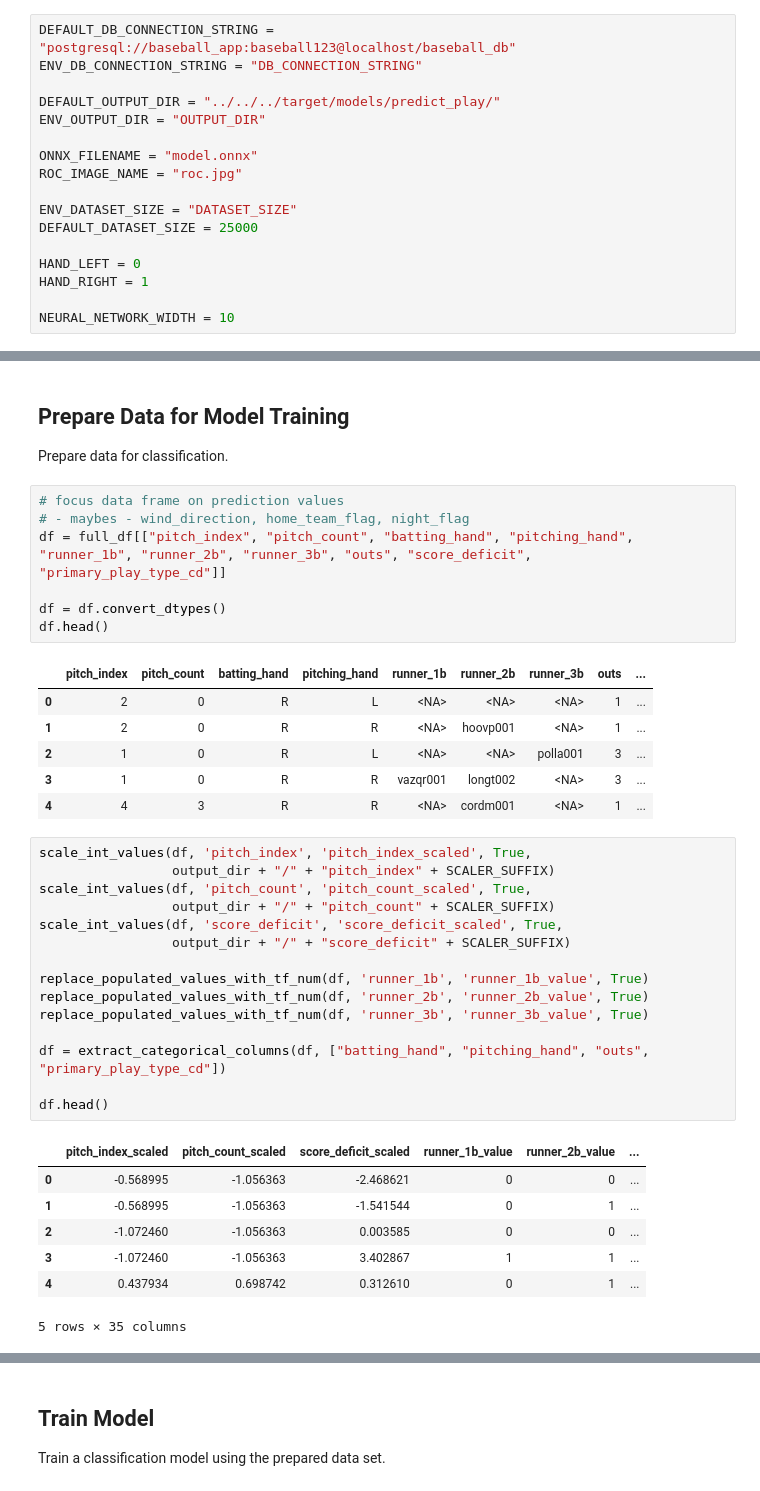
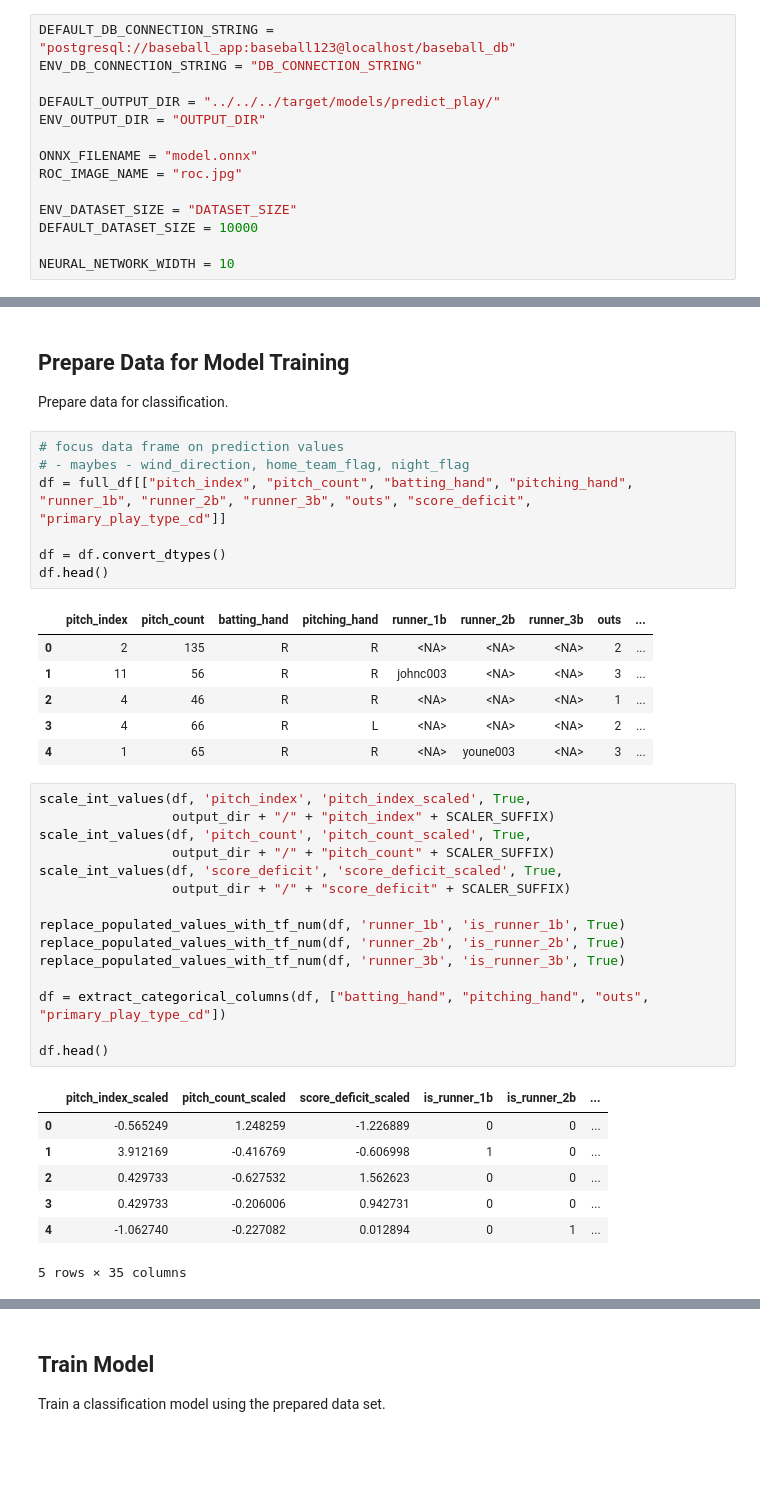
Before and after one commit to glroland/baseball, a Jupyter notebook: data/src/train/train_predict_play_model.ipynb, the cells around one changed output, grey strips where cells are left out. Drawn from its saved outputs; the diff is of its cells as text; blank space fills up the shorter version.

Commit message:
simplified model training a bit, using new pitch_count field

```diff
--- a/data/src/train/train_predict_play_model.ipynb
+++ b/data/src/train/train_predict_play_model.ipynb
@@ -23,10 +24,7 @@ ONNX_FILENAME = "model.onnx"
 ROC_IMAGE_NAME = "roc.jpg"
 
 ENV_DATASET_SIZE = "DATASET_SIZE"
-DEFAULT_DATASET_SIZE = 25000
-
-HAND_LEFT = 0
-HAND_RIGHT = 1
+DEFAULT_DATASET_SIZE = 10000
 
 NEURAL_NETWORK_WIDTH = 10
 # %%
@@ -131,33 +120,33 @@ df = df.convert_dtypes()
 df.head()
 # %% [output]
 |  | pitch_index | pitch_count | batting_hand | pitching_hand | runner_1b | runner_2b | runner_3b | outs | ... |
-| 0 | 2 | 0 | R | L | <NA> | <NA> | <NA> | 1 | ... |
-| 1 | 2 | 0 | R | R | <NA> | hoovp001 | <NA> | 1 | ... |
-| 2 | 1 | 0 | R | L | <NA> | <NA> | polla001 | 3 | ... |
-| 3 | 1 | 0 | R | R | vazqr001 | longt002 | <NA> | 3 | ... |
-| 4 | 4 | 3 | R | R | <NA> | cordm001 | <NA> | 1 | ... |
+| 0 | 2 | 135 | R | R | <NA> | <NA> | <NA> | 2 | ... |
+| 1 | 11 | 56 | R | R | johnc003 | <NA> | <NA> | 3 | ... |
+| 2 | 4 | 46 | R | R | <NA> | <NA> | <NA> | 1 | ... |
+| 3 | 4 | 66 | R | L | <NA> | <NA> | <NA> | 2 | ... |
+| 4 | 1 | 65 | R | R | <NA> | youne003 | <NA> | 3 | ... |
 # %%
 scale_int_values(df, 'pitch_index', 'pitch_index_scaled', True,
                  output_dir + "/" + "pitch_index" + SCALER_SUFFIX)
 scale_int_values(df, 'pitch_count', 'pitch_count_scaled', True,
                  output_dir + "/" + "pitch_count" + SCALER_SUFFIX)
 scale_int_values(df, 'score_deficit', 'score_deficit_scaled', True,
                  output_dir + "/" + "score_deficit" + SCALER_SUFFIX)
 
-replace_populated_values_with_tf_num(df, 'runner_1b', 'runner_1b_value', True)
-replace_populated_values_with_tf_num(df, 'runner_2b', 'runner_2b_value', True)
-replace_populated_values_with_tf_num(df, 'runner_3b', 'runner_3b_value', True)
+replace_populated_values_with_tf_num(df, 'runner_1b', 'is_runner_1b', True)
+replace_populated_values_with_tf_num(df, 'runner_2b', 'is_runner_2b', True)
+replace_populated_values_with_tf_num(df, 'runner_3b', 'is_runner_3b', True)
 
 df = extract_categorical_columns(df, ["batting_hand", "pitching_hand", "outs", "primary_play_type_cd"])
 
 df.head()
 # %% [output]
-|  | pitch_index_scaled | pitch_count_scaled | score_deficit_scaled | runner_1b_value | runner_2b_value | ... |
-| 0 | -0.568995 | -1.056363 | -2.468621 | 0 | 0 | ... |
-| 1 | -0.568995 | -1.056363 | -1.541544 | 0 | 1 | ... |
-| 2 | -1.072460 | -1.056363 | 0.003585 | 0 | 0 | ... |
-| 3 | -1.072460 | -1.056363 | 3.402867 | 1 | 1 | ... |
-| 4 | 0.437934 | 0.698742 | 0.312610 | 0 | 1 | ... |
+|  | pitch_index_scaled | pitch_count_scaled | score_deficit_scaled | is_runner_1b | is_runner_2b | ... |
+| 0 | -0.565249 | 1.248259 | -1.226889 | 0 | 0 | ... |
+| 1 | 3.912169 | -0.416769 | -0.606998 | 1 | 0 | ... |
+| 2 | 0.429733 | -0.627532 | 1.562623 | 0 | 0 | ... |
+| 3 | 0.429733 | -0.206006 | 0.942731 | 0 | 0 | ... |
+| 4 | -1.062740 | -0.227082 | 0.012894 | 0 | 1 | ... |
 5 rows × 35 columns
 # %%
 df.info()
```
Also changed, not shown: parts of 11 cells of this notebook, 1 other file.
